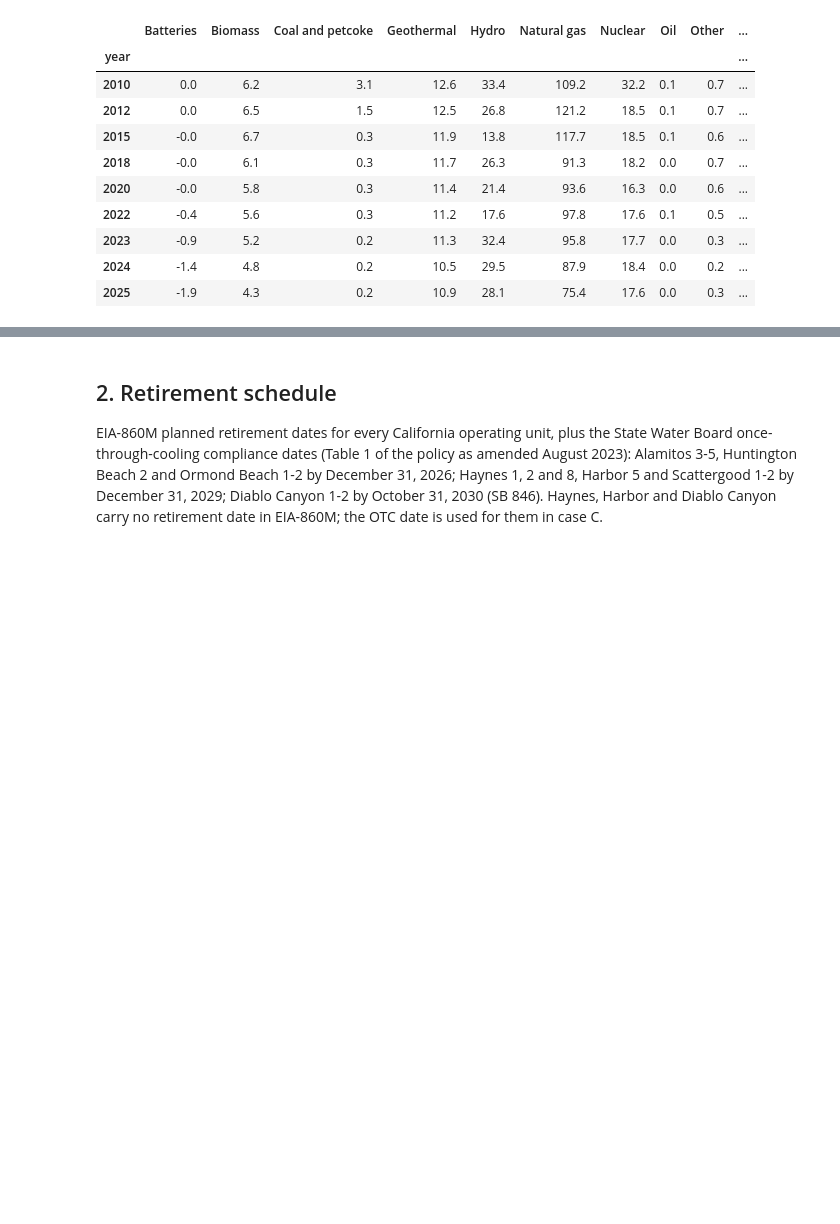
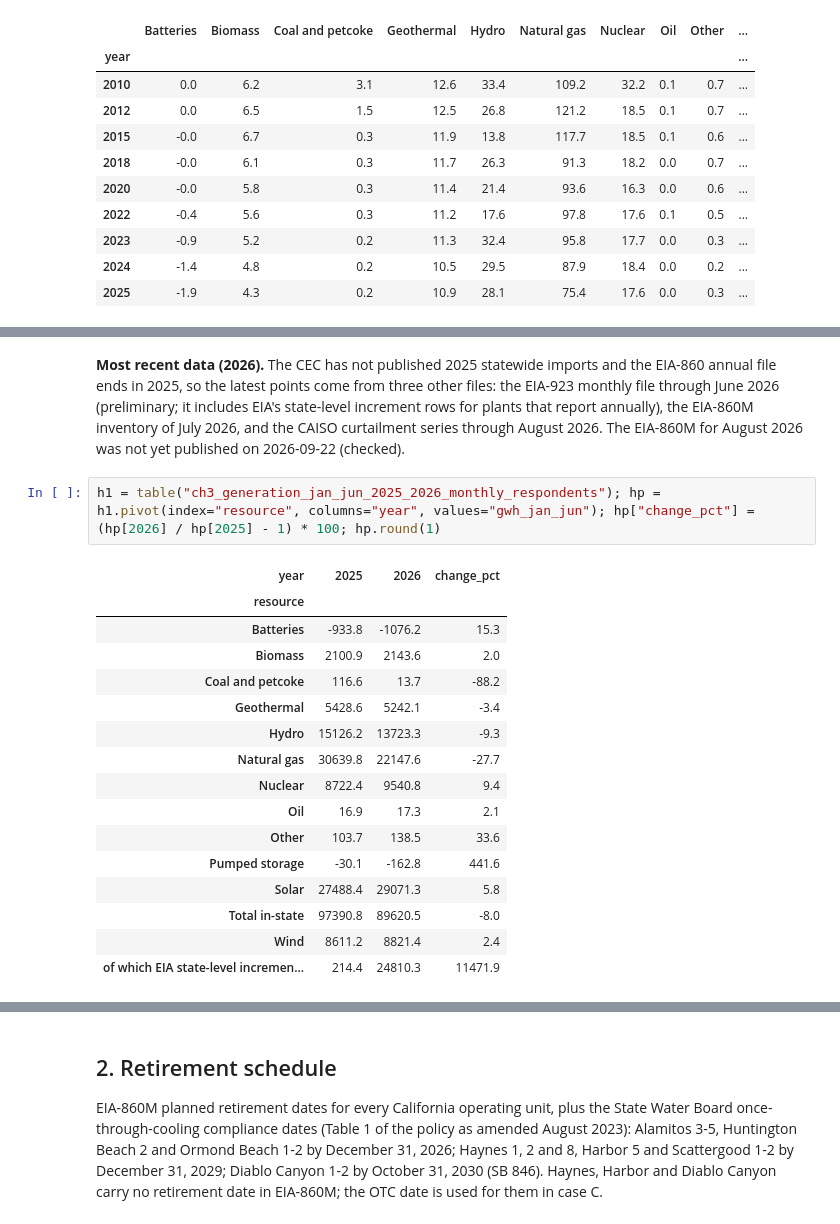
Before and after one commit to sebastian-oldman/masters_project, a Jupyter notebook: notebooks/03_supply_growth.ipynb, the cells around one changed output, grey strips where cells are left out. Cells and saved outputs as stored; diff of their text form; blank space fills up the shorter version.

```diff
--- a/notebooks/03_supply_growth.ipynb
+++ b/notebooks/03_supply_growth.ipynb
@@ -87,0 +88,21 @@ pd.concat([table("ch3_battery_capacity").set_index("year"), table("ch3_caiso_cur
+# %% [markdown]
+**Most recent data (2026).** The CEC has not published 2025 statewide imports and the EIA-860 annual file ends in 2025, so the latest points come from three other files: the EIA-923 monthly file through June 2026 (preliminary; it includes EIA's state-level increment rows for plants that report annually), the EIA-860M inventory of July 2026, and the CAISO curtailment series through August 2026. The EIA-860M for August 2026 was not yet published on 2026-09-22 (checked).
+# %%
+h1 = table("ch3_generation_jan_jun_2025_2026_monthly_respondents"); hp = h1.pivot(index="resource", columns="year", values="gwh_jan_jun"); hp["change_pct"] = (hp[2026] / hp[2025] - 1) * 100; hp.round(1)
+# %% [output]
+| year | 2025 | 2026 | change_pct |
+| resource |  |  |  |
+| Batteries | -933.8 | -1076.2 | 15.3 |
+| Biomass | 2100.9 | 2143.6 | 2.0 |
+| Coal and petcoke | 116.6 | 13.7 | -88.2 |
+| Geothermal | 5428.6 | 5242.1 | -3.4 |
+| Hydro | 15126.2 | 13723.3 | -9.3 |
+| Natural gas | 30639.8 | 22147.6 | -27.7 |
+| Nuclear | 8722.4 | 9540.8 | 9.4 |
+| Oil | 16.9 | 17.3 | 2.1 |
+| Other | 103.7 | 138.5 | 33.6 |
+| Pumped storage | -30.1 | -162.8 | 441.6 |
+| Solar | 27488.4 | 29071.3 | 5.8 |
+| Total in-state | 97390.8 | 89620.5 | -8.0 |
+| Wind | 8611.2 | 8821.4 | 2.4 |
+| of which EIA state-level incremen... | 214.4 | 24810.3 | 11471.9 |
```
Also changed, not shown: parts of 19 cells of this notebook, 23 other files.
